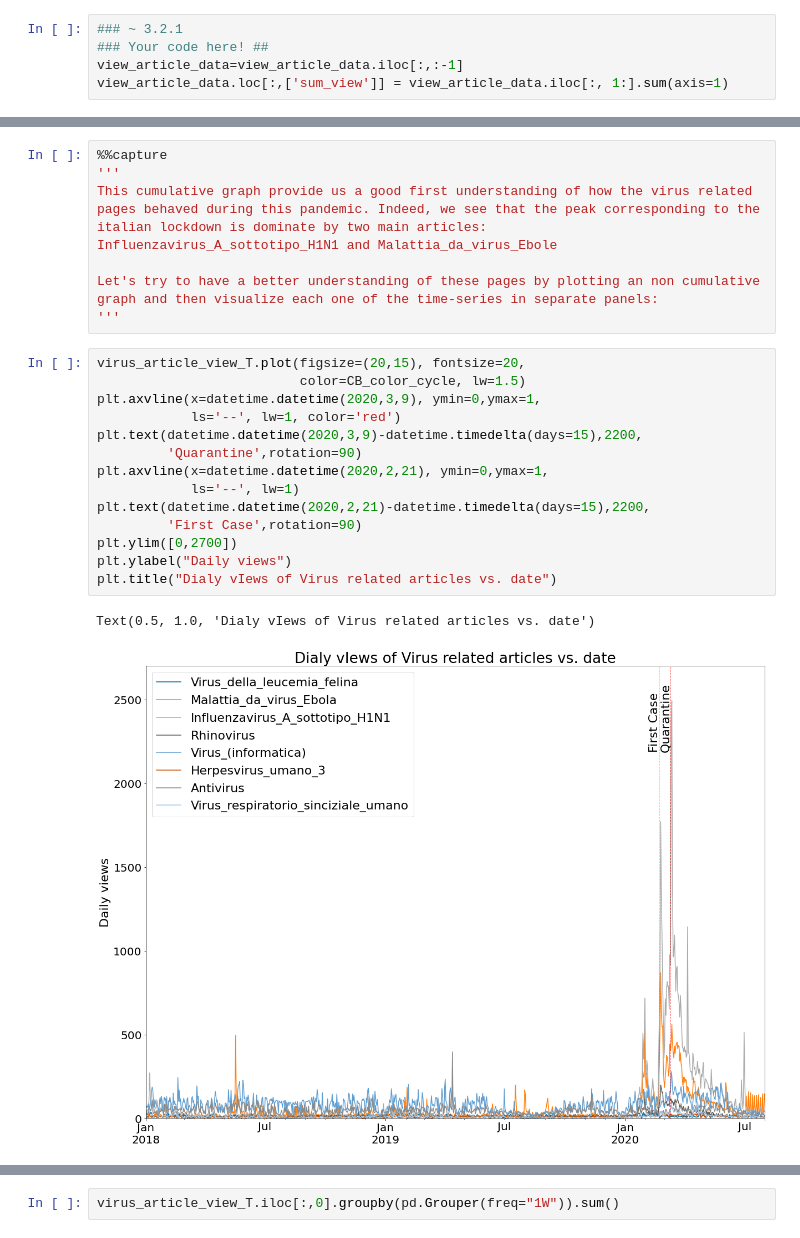
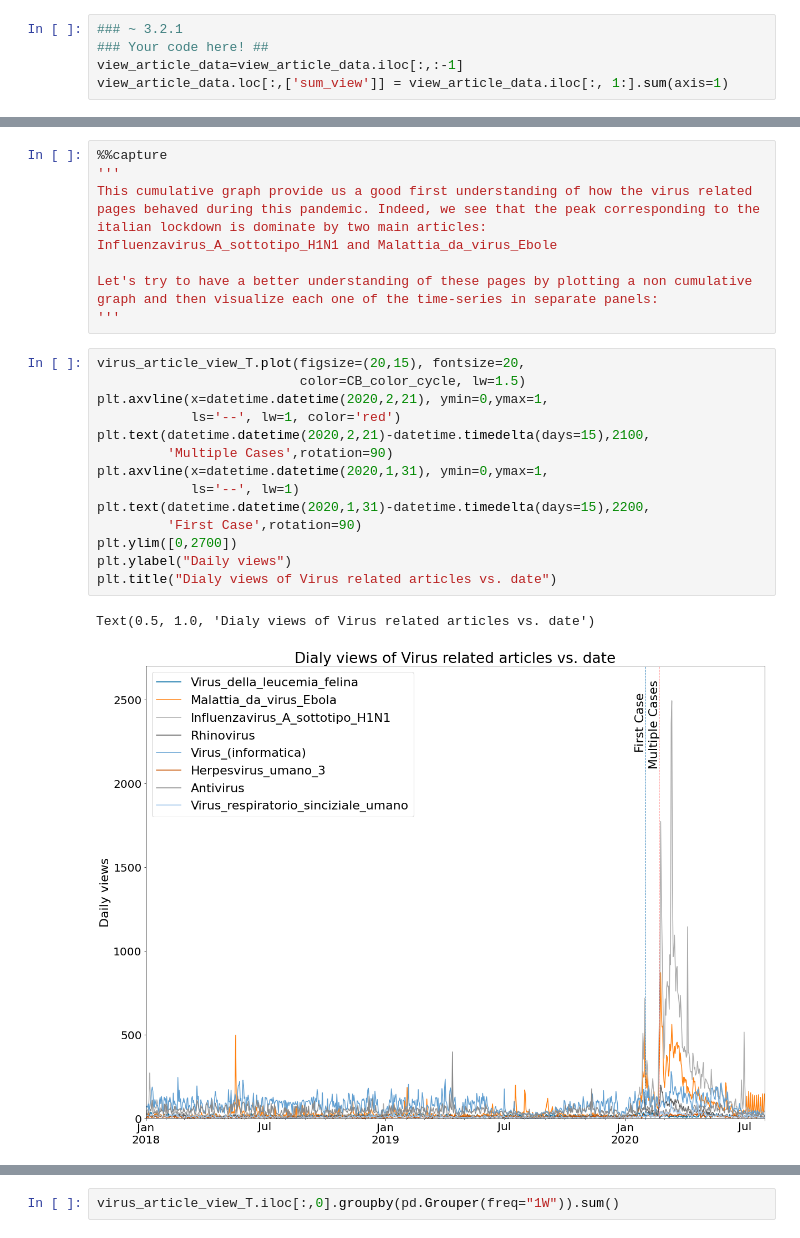
Before and after one commit to alec-flowers/ada-2020-homework1-pandas-pied, a Jupyter notebook: 01 - Pandas Data Wrangling and Data Viz/hw1.ipynb, the cells around one changed output, grey strips where cells are left out. Cells and saved outputs as stored; diff of their text form.

```diff
--- a/01 - Pandas Data Wrangling and Data Viz/hw1.ipynb
+++ b/01 - Pandas Data Wrangling and Data Viz/hw1.ipynb
@@ -332,22 +334,22 @@ Text(0.5, 1.0, 'Dialy vIews of Virus related articles vs. date (Cumulative)')
 This cumulative graph provide us a good first understanding of how the virus related pages behaved during this pandemic. Indeed, we see that the peak corresponding to the italian lockdown is dominate by two main articles:
 Influenzavirus_A_sottotipo_H1N1 and Malattia_da_virus_Ebole
 
-Let's try to have a better understanding of these pages by plotting an non cumulative graph and then visualize each one of the time-series in separate panels:
+Let's try to have a better understanding of these pages by plotting a non cumulative graph and then visualize each one of the time-series in separate panels:
 '''
 # %%
 virus_article_view_T.plot(figsize=(20,15), fontsize=20,
                           color=CB_color_cycle, lw=1.5)
-plt.axvline(x=datetime.datetime(2020,3,9), ymin=0,ymax=1,
+plt.axvline(x=datetime.datetime(2020,2,21), ymin=0,ymax=1,
             ls='--', lw=1, color='red')
-plt.text(datetime.datetime(2020,3,9)-datetime.timedelta(days=15),2200,
-         'Quarantine',rotation=90)
-plt.axvline(x=datetime.datetime(2020,2,21), ymin=0,ymax=1,
+plt.text(datetime.datetime(2020,2,21)-datetime.timedelta(days=15),2100,
+         'Multiple Cases',rotation=90)
+plt.axvline(x=datetime.datetime(2020,1,31), ymin=0,ymax=1,
             ls='--', lw=1)
-plt.text(datetime.datetime(2020,2,21)-datetime.timedelta(days=15),2200,
+plt.text(datetime.datetime(2020,1,31)-datetime.timedelta(days=15),2200,
          'First Case',rotation=90)
 plt.ylim([0,2700])
 plt.ylabel("Daily views")
-plt.title("Dialy vIews of Virus related articles vs. date")
+plt.title("Dialy views of Virus related articles vs. date")
 # %% [output]
-Text(0.5, 1.0, 'Dialy vIews of Virus related articles vs. date')
+Text(0.5, 1.0, 'Dialy views of Virus related articles vs. date')
-[figure, old version]
+[figure, new version]
```
Also changed, not shown: parts of 12 cells of this notebook.
